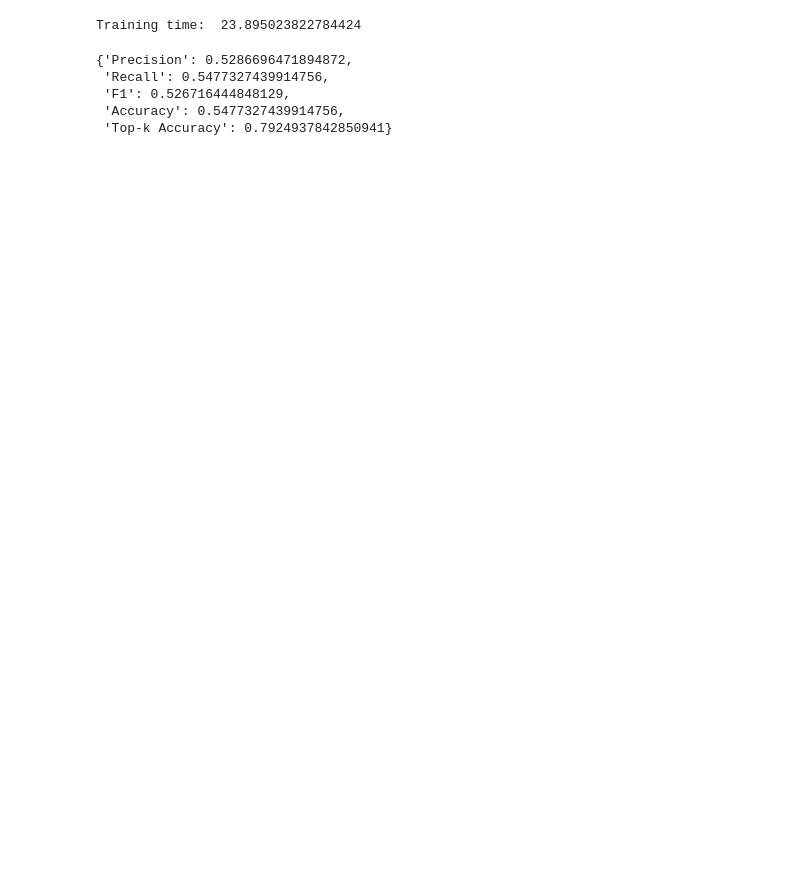
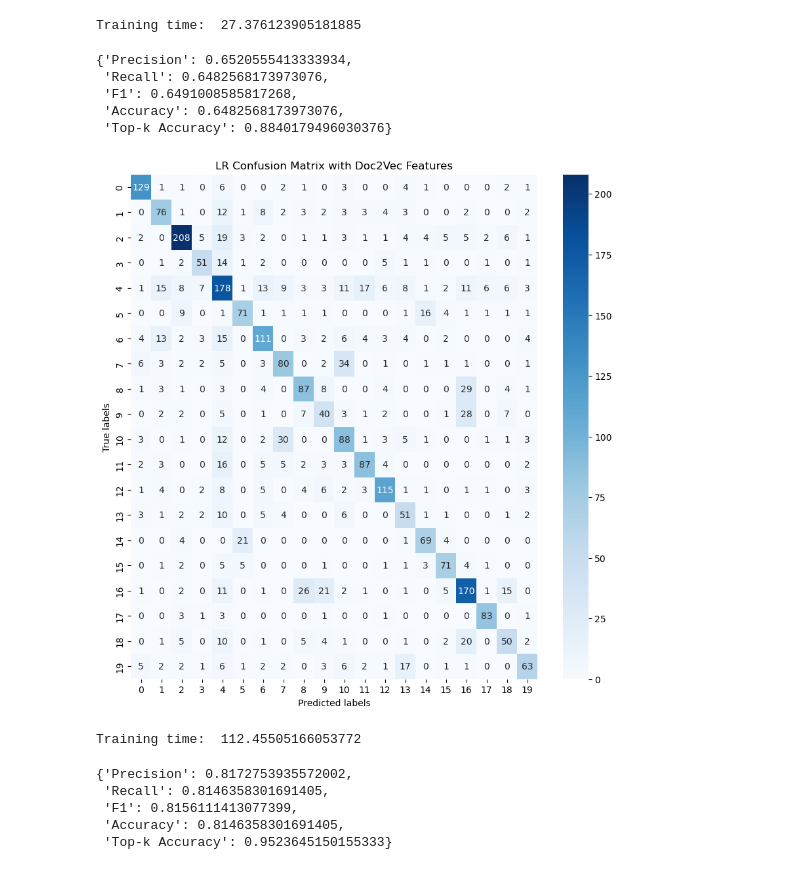
Before and after one commit to pogrebitskiy/Author-Attribution, a Jupyter notebook: evaluation/run_logistic_regression.ipynb, the cells around one changed output. Drawn from its saved outputs; the diff is of its cells as text; code cells hidden in the pictures; blank space fills up the shorter version.

```diff
--- a/evaluation/run_logistic_regression.ipynb
+++ b/evaluation/run_logistic_regression.ipynb
@@ -5,6 +5,10 @@ from sklearn.model_selection import train_test_split
 import utils
 import time
 # %%
+# Load the feature matrix and labels for doc2vec
 X = utils.get_feature_matrix('../data/doc2vec.npy')
-y = utils.get_feature_matrix('../data/publications.npy')
+y = utils.get_feature_matrix('../data/authors.npy')
+
+# Scale the feature matrix
+X = utils.scale_feature_matrix(X)
 # %%
@@ -11,17 +16,25 @@ y = utils.get_feature_matrix('../data/publications.npy')
 X_train, X_test, y_train, y_test = train_test_split(X, y, test_size=0.2, random_state=42)
 # %%
-lr_classifier = SklearnClassifier(LogisticRegression, C=1.0, max_iter=1000, n_jobs=-1)
+# Init the classifier
+lr_classifier = SklearnClassifier(LogisticRegression, C=1.0, n_jobs=-1, max_iter=10000)
 # %%
+# Train the classifier
 start = time.time()
 lr_classifier.train(X_train, y_train)
 print('Training time: ', time.time() - start)
 # %% [output]
-Training time:  23.895023822784424
+Training time:  27.376123905181885
 # %%
+# Evaluate the test set
 lr_classifier.evaluate(X_test, y_test, top_k=3)
 # %% [output]
-{'Precision': 0.5286696471894872,
- 'Recall': 0.5477327439914756,
- 'F1': 0.526716444848129,
- 'Accuracy': 0.5477327439914756,
- 'Top-k Accuracy': 0.7924937842850941}
+{'Precision': 0.6520555413333934,
+ 'Recall': 0.6482568173973076,
+ 'F1': 0.6491008585817268,
+ 'Accuracy': 0.6482568173973076,
+ 'Top-k Accuracy': 0.8840179496030376}
+# %%
+# Get confusion matrix
+lr_classifier.get_confusion_matrix(X_test, y_test, 'LR Confusion Matrix with Doc2Vec Features')
+# %% [output]
+[figure, added]
@@ -27,0 +53,16 @@ lr_classifier.evaluate(X_test, y_test, top_k=3)
+# %%
+# Train the classifier
+start = time.time()
+lr_classifier.train(X_train, y_train)
+print('Training time: ', time.time() - start)
+# %% [output]
+Training time:  112.45505166053772
+# %%
+# Evaluate the test set
+lr_classifier.evaluate(X_test, y_test, top_k=3)
+# %% [output]
+{'Precision': 0.8172753935572002,
+ 'Recall': 0.8146358301691405,
+ 'F1': 0.8156111413077399,
+ 'Accuracy': 0.8146358301691405,
+ 'Top-k Accuracy': 0.9523645150155333}
```
Also changed, not shown: parts of 5 cells of this notebook.
